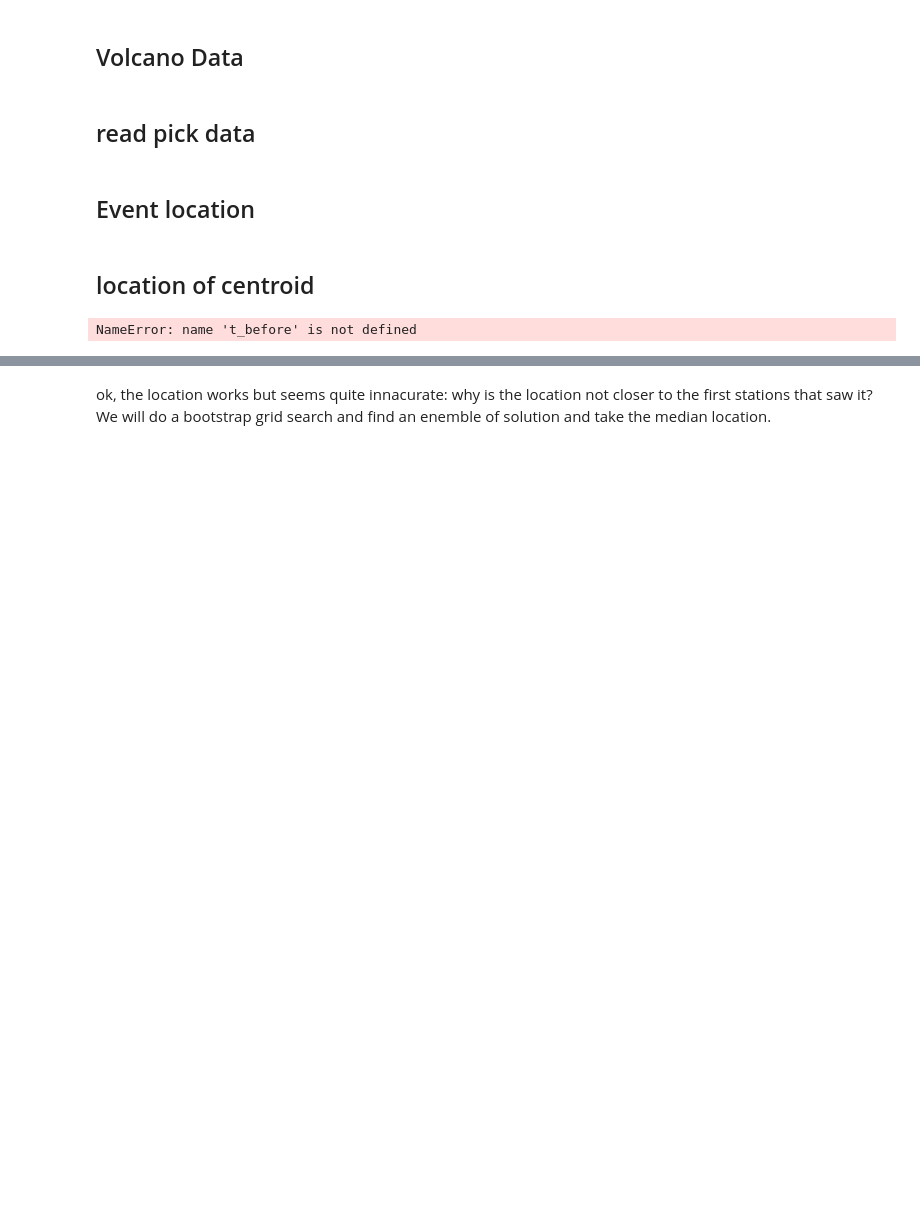
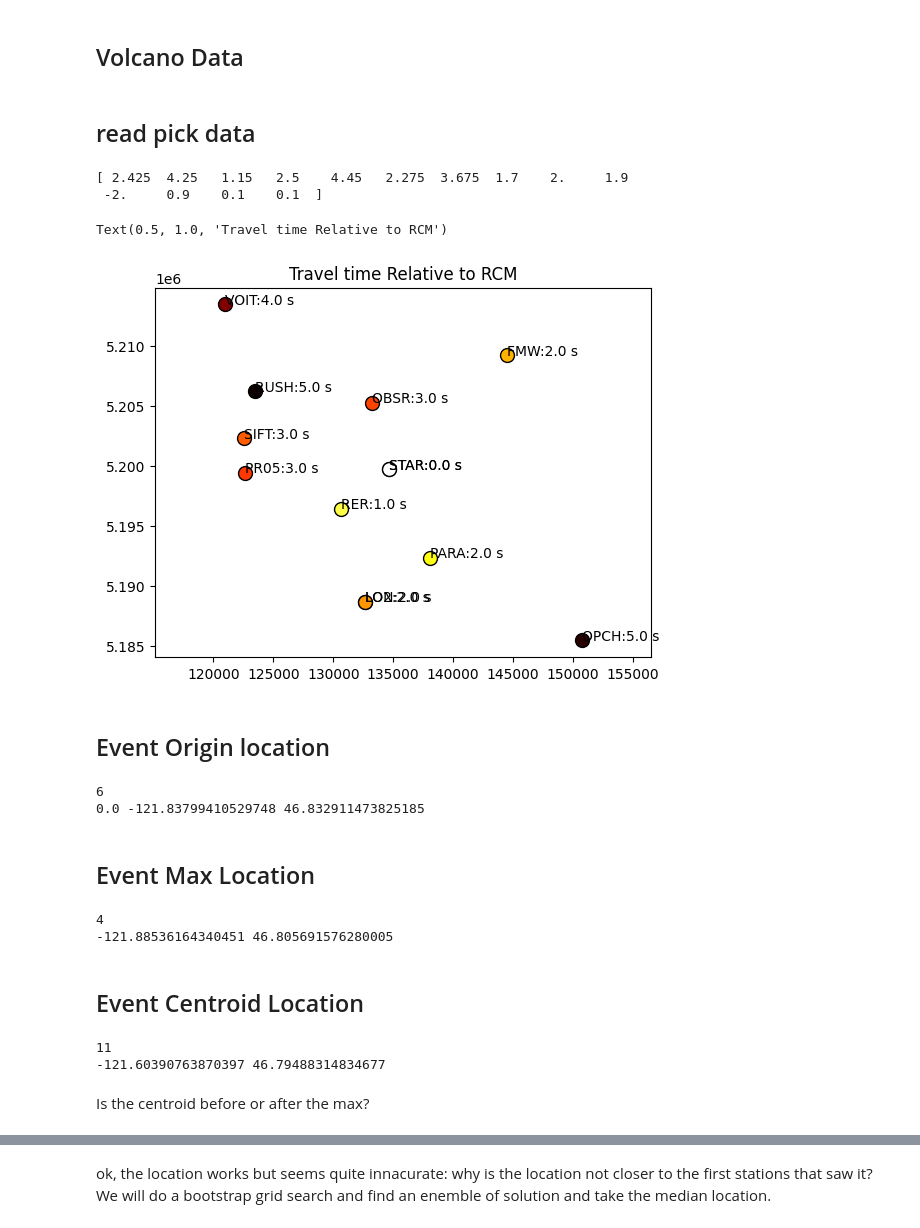
Before and after one commit to Denolle-Lab/surface_events, a Jupyter notebook: src/su_location_MORA.ipynb, the cells around one changed output, grey strips where cells are left out. Drawn from its saved outputs; the diff is of its cells as text; code cells hidden in the pictures; blank space fills up the shorter version.

```diff
--- a/src/su_location_MORA.ipynb
+++ b/src/su_location_MORA.ipynb
@@ -54,48 +58,72 @@ lat_end = 47 #volc_lat_lon[associated_volcano][1]
 # %%
 dff=pd.read_csv("../data/events/MLPicks_MtRainier.csv")
 
+event_ID = dff['event_ID'].values[1] # 3180468
 ############ LOCATION ############################
 # input necessary data for grid search
-arrivals = dff['smb_peak'].values
-# arrivals = dff[dff['event_ID']==event_ID]['smb_peak'].values
-sta_lats = dff['lats'].values
-sta_lons = dff['lons'].values
+# arrivals = dff['smb_peak'].values
+arrivals = dff[dff['event_ID']==event_ID]['smb_peak'].values
+centroid = dff[dff['event_ID']==event_ID]['centroid_time'].values
+maxtime = dff[dff['event_ID']==event_ID]['max_time'].values
+sta_lats = dff[dff['event_ID']==event_ID]['lats'].values
+sta_lons = dff[dff['event_ID']==event_ID]['lons'].values
+stas = dff[dff['event_ID']==event_ID]['stas'].values
 # %%
 import pyproj
 
 
 # # Define the projection: UTM zone 11 for Washington state
-# proj = pyproj.Proj(proj='utm', zone=11, ellps='WGS84')
-
-# # Convert lat/long to Cartesian in meters
-# xsta, ysta = proj(sta_lons, sta_lats)
-
-# cmap = plt.get_cmap('hot_r')
-# ik=np.where(arrivals>0)[0]
-# for i in ik:
-#     tt = arrivals[i]-np.min(arrivals[ik])
-#     nmax=np.max(arrivals[ik])-np.min(arrivals[ik])
-#     plt.plot(xsta[i],ysta[i],'o',color=cmap(tt/nmax),markersize=10,markeredgecolor='k')
-#     plt.text(xsta[i],ysta[i],stas[i]+":"+str(np.ceil(tt))+" s")
-#     plt.axis('equal')
-# plt.title("Travel time Relative to RCM")
+proj = pyproj.Proj(proj='utm', zone=11, ellps='WGS84')
+print(arrivals)
+# Convert lat/long to Cartesian in meters
+xsta, ysta = proj(sta_lons, sta_lats)
+cmap = plt.get_cmap('hot_r')
+ik=np.where(arrivals>0)[0]
+for i in ik:
+    tt = arrivals[i]-np.min(arrivals[ik])
+    nmax=np.max(arrivals[ik])-np.min(arrivals[ik])
+    plt.plot(xsta[i],ysta[i],'o',color=cmap(tt/nmax),markersize=10,markeredgecolor='k')
+    plt.text(xsta[i],ysta[i],stas[i]+":"+str(np.ceil(tt))+" s")
+    plt.axis('equal')
+plt.title("Travel time Relative to RCM")
+# %% [output]
+[ 2.425  4.25   1.15   2.5    4.45   2.275  3.675  1.7    2.     1.9
+ -2.     0.9    0.1    0.1  ]
+Text(0.5, 1.0, 'Travel time Relative to RCM')
+[figure, added]
 # %% [markdown]
-## Event location
+## Event Origin location
 # %%
-ista =np.where(arrivals>-t_before+0.1)[0]
+ista =np.where(arrivals>+0.1)[0]
 t_best,lon_best,lat_best = gridsearch_parallel(lat_start,lon_start,\
                                               lat_end,lon_end,\
-                                                sta_lats[ista],sta_lons[ista],arrivals[ista],vs=1000,
-                                                weight=dff['snr'].values[ista]**2)
+                                                sta_lats[ista],sta_lons[ista],arrivals[ista],vs=1000)#,
+                                                # weight=dff['snr'].values[ista]**2)
 
 print(t_best,lon_best,lat_best)
+# %% [output]
+6
+0.0 -121.83799410529748 46.832911473825185
-# %% [markdown]
-## location of centroid
+# %% [markdown]
+## Event Max Location
 # %%
-ista =np.where(arrivals>-t_before+0.1)[0]
+ista =np.where(arrivals>+0.1)[0]
 t_best,mlon_best,mlat_best = gridsearch_parallel(lat_start,lon_start,\
                                               lat_end,lon_end,\
                                                 sta_lats[ista],sta_lons[ista],dff['max_time'].values[ista],vs=1000)
 print(mlon_best,mlat_best)
 # %% [output]
-NameError: name 't_before' is not defined
+4
+-121.88536164340451 46.805691576280005
+# %% [markdown]
+## Event Centroid Location
+# %%
+t_best,clon_best,clat_best = gridsearch_parallel(lat_start,lon_start,\
+                                              lat_end,lon_end,\
+                                                sta_lats[ista],sta_lons[ista],dff['centroid_time'].values[ista],vs=1000)
+print(clon_best,clat_best)
+# %% [output]
+11
+-121.60390763870397 46.79488314834677
+# %% [markdown]
+Is the centroid before or after the max?
```
Also changed, not shown: parts of 14 cells of this notebook, 3 other files.
